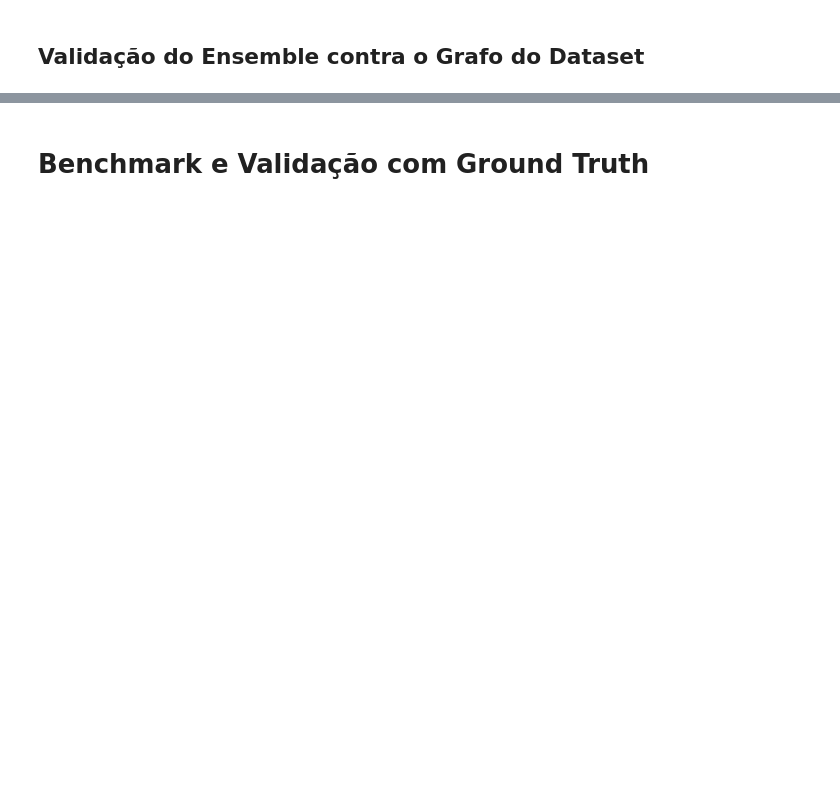
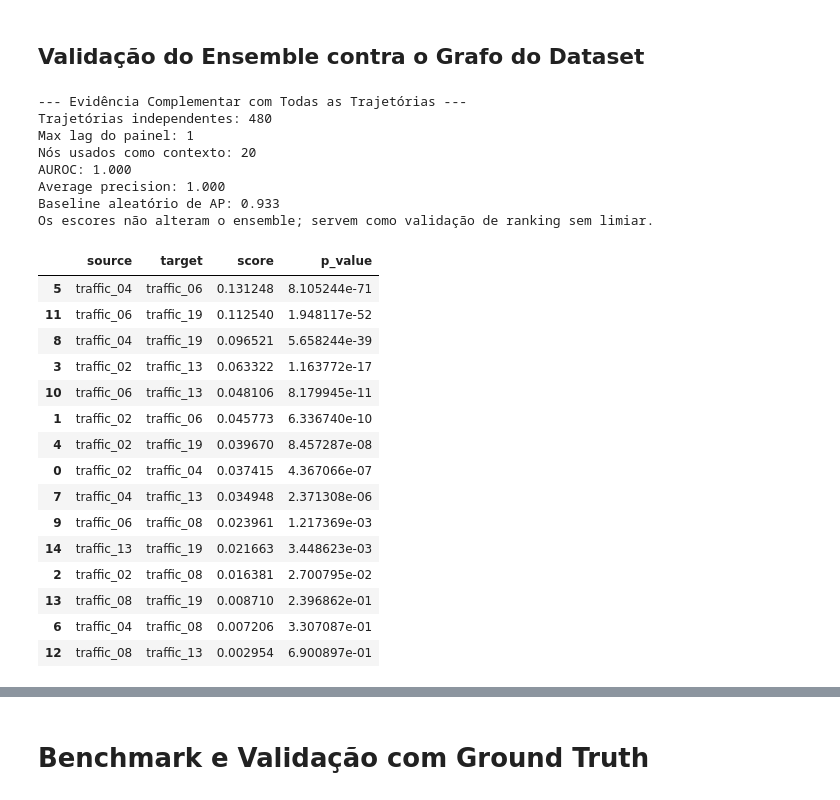
Before and after one commit to altieresl/causal-ensemble-ts, a Jupyter notebook: Series_Temporais.ipynb, the cells around one changed output, grey strips where cells are left out. Drawn from its saved outputs; the diff is of its cells as text; code cells hidden in the pictures; blank space fills up the shorter version.

```diff
--- a/Series_Temporais.ipynb
+++ b/Series_Temporais.ipynb
@@ -233,6 +258,7 @@ Limite do bootstrap: 900 s
 # %% [markdown]
 # Interface interativa e visualização
 # %%
+from causal_discovery import add_precision_consensus_selection
 from causal_discovery.ensemble_selection import select_robust_ensemble_combination
 from causal_discovery.visualization import create_advanced_expert_dashboard
 
@@ -253,6 +279,18 @@ def restrict_method_relations(method, allowed_relations):
         return result.loc[selected_rows].reset_index(drop=True)
 
     return run_restricted
+
+
+def apply_soft_voting_precision(summary):
+    """Consenso de precisão em segundo estágio (soft voting), idêntico ao usado nos
+    benchmarks de superioridade do ensemble (Traffic/Toy)."""
+    frame = summary.copy()
+    frame["ensemble_score"] = frame["pre_validation_ensemble_score"]
+    return add_precision_consensus_selection(
+        frame,
+        score_threshold=ENSEMBLE_THRESHOLD,
+        method_support_threshold=SOFT_VOTING_SUPPORT_THRESHOLD,
+    )
 
 
 def pipeline_runner(
@@ -299,9 +337,12 @@ def pipeline_runner(
         **selection_args,
     )
     best_evaluation = selection_result["best_evaluation"]
+    raw_probabilistic_summary = best_evaluation["probabilistic_summary"]
+    probabilistic_summary = apply_soft_voting_precision(raw_probabilistic_summary)
 
     return {
-        "probabilistic_summary": best_evaluation["probabilistic_summary"],
+        "probabilistic_summary": probabilistic_summary,
+        "raw_probabilistic_summary": raw_probabilistic_summary,
         "consistency": best_evaluation["consistency"],
         "selection_result": selection_result,
         "expert_knowledge": list(expert_knowledge),
@@ -372,12 +413,13 @@ selected_relations = list(dashboard_result["selected_relations"])
 analysis_objective = dict(dashboard_result["analysis_objective"])
 selection_args = dict(dashboard_result["selection_args"])
 search_method_names = list(dashboard_result["method_names"])
+probabilistic_summary = dashboard_result["probabilistic_summary"].copy()
 
 print(f"--- Resultado do pipeline robusto ({execution_origin}) ---")
 print(f"Objetivo: {analysis_objective}")
 print(f"Relações analisadas: {len(selected_relations)}")
 print(f"Métodos candidatos: {search_method_names}")
-print(f"Melhor combinação: {selection_result['best_combination']}")
+print(f"Melhor combinação (ENSEMBLE_AUTO): {selection_result['best_combination']}")
 print("Pesos adaptativos:", best_eval["effective_method_weights"])
 display(best_eval["method_weight_diagnostics"])
 
@@ -399,7 +441,6 @@ stable_edges = stable_edges.loc[stable_edges["stability_selected"]].copy()
 print("\n--- Arestas estáveis ---")
 print(stable_edges.head(20))
 
-probabilistic_summary = best_eval["probabilistic_summary"].copy()
 summary_columns = [
     "source",
     "target",
@@ -411,6 +452,8 @@ summary_columns = [
     "sign_agreement",
     "edge_probability",
     "ensemble_score",
+    "support_ratio",
+    "ensemble_selected",
     "local_expert_score",
     "consensus_score",
     "dominant_method",
@@ -422,7 +465,7 @@ summary_columns = [
     column for column in summary_columns
     if column in probabilistic_summary.columns
 ]
-print("\n--- Arestas da melhor combinação ---")
+print(f"\n--- Arestas da melhor combinação (ENSEMBLE_AUTO, limiar={ENSEMBLE_THRESHOLD:.2f}) ---")
 print(probabilistic_summary[summary_columns].head(30))
 # %% [output]
 --- Interface não executada: usando configuração padrão ---
@@ -450,8 +503,6 @@ from causal_discovery import (
     compute_undirected_skeleton_metrics,
     run_pcmci_multiple_trajectories,
 )
-
-dataset_validation_threshold = 0.5
 
 if dataset_ground_truth.empty:
     dataset_validation_metrics = None
@@ -497,42 +548,75 @@ else:
         display(panel_pair_scores.sort_values("score", ascending=False).head(20))
         print()
 
+    # A seleção binária já vem do consenso de precisão (soft voting) calculado no
+    # pipeline_runner; não reaplicamos um limiar sobre edge_probability aqui.
+    validation_frame = probabilistic_summary
+    if "ensemble_selected" in probabilistic_summary.columns:
+        validation_frame = probabilistic_summary.loc[
+            probabilistic_summary["ensemble_selected"].fillna(False).astype(bool)
+        ].copy()
+
     dataset_validation_metrics = compute_undirected_skeleton_metrics(
-        probabilistic_summary,
+        validation_frame,
         dataset_ground_truth,
-        prob_threshold=dataset_validation_threshold,
+        prob_threshold=0.0,
         nodes=SELECTED_COLUMNS,
         evaluated_relations=selected_relations,
     )
 
-    print("--- Validação do Esqueleto Não Direcionado ---")
-    print(f"Limiar de probabilidade: {dataset_validation_threshold:.2f}")
+    print("--- Validação do Esqueleto Não Direcionado (ENSEMBLE_AUTO) ---")
+    print(f"Limiar de seleção (soft voting): {ENSEMBLE_THRESHOLD:.2f}")
     print(f"Pares possíveis: {dataset_validation_metrics['candidate_pairs']}")
     print(f"Pares presentes no ground truth: {dataset_validation_metrics['ground_truth_pairs']}")
     print(f"Prevalência estrutural: {dataset_validation_metrics['ground_truth_prevalence']:.2%}")
 
     for metric_name in [
         "true_positives",
         "false_positives",
         "false_negatives",
         "precision",
         "recall",
         "f1_score",
         "structural_hamming_distance",
     ]:
         metric_value = dataset_validation_metrics[metric_name]
         formatted_value = f"{metric_value:.2f}" if isinstance(metric_value, float) else metric_value
         print(f"{metric_name}: {formatted_value}")
 
     baseline_f1 = dataset_validation_metrics["all_pairs_baseline_f1"]
     f1_gain = dataset_validation_metrics["f1_score"] - baseline_f1
     print(f"F1 do baseline que prevê todos os pares: {baseline_f1:.2f}")
     print(f"Diferença de F1 do ensemble para o baseline: {f1_gain:+.2f}")
 
     if dataset_validation_metrics["ground_truth_prevalence"] >= 0.8:
         print("Aviso: o subconjunto selecionado é muito denso; use todos os nós para uma validação discriminativa.")
 
     print("Pares corretos:", dataset_validation_metrics["true_positive_pairs"])
     print("Pares extras:", dataset_validation_metrics["false_positive_pairs"])
     print("Pares não recuperados:", dataset_validation_metrics["false_negative_pairs"])
     print("Observação: direção e lag são ignorados porque o graph.npy não contém essas informações.")
+# %% [output]
+--- Evidência Complementar com Todas as Trajetórias ---
+Trajetórias independentes: 480
+Max lag do painel: 1
+Nós usados como contexto: 20
+AUROC: 1.000
+Average precision: 1.000
+Baseline aleatório de AP: 0.933
+Os escores não alteram o ensemble; servem como validação de ranking sem limiar.
+|  | source | target | score | p_value |
+| 5 | traffic_04 | traffic_06 | 0.131248 | 8.105244e-71 |
+| 11 | traffic_06 | traffic_19 | 0.112540 | 1.948117e-52 |
+| 8 | traffic_04 | traffic_19 | 0.096521 | 5.658244e-39 |
+| 3 | traffic_02 | traffic_13 | 0.063322 | 1.163772e-17 |
+| 10 | traffic_06 | traffic_13 | 0.048106 | 8.179945e-11 |
+| 1 | traffic_02 | traffic_06 | 0.045773 | 6.336740e-10 |
+| 4 | traffic_02 | traffic_19 | 0.039670 | 8.457287e-08 |
+| 0 | traffic_02 | traffic_04 | 0.037415 | 4.367066e-07 |
+| 7 | traffic_04 | traffic_13 | 0.034948 | 2.371308e-06 |
+| 9 | traffic_06 | traffic_08 | 0.023961 | 1.217369e-03 |
+| 14 | traffic_13 | traffic_19 | 0.021663 | 3.448623e-03 |
+| 2 | traffic_02 | traffic_08 | 0.016381 | 2.700795e-02 |
+| 13 | traffic_08 | traffic_19 | 0.008710 | 2.396862e-01 |
+| 6 | traffic_04 | traffic_08 | 0.007206 | 3.307087e-01 |
+| 12 | traffic_08 | traffic_13 | 0.002954 | 6.900897e-01 |
```
Also changed, not shown: parts of 13 cells of this notebook, 3 other files.
